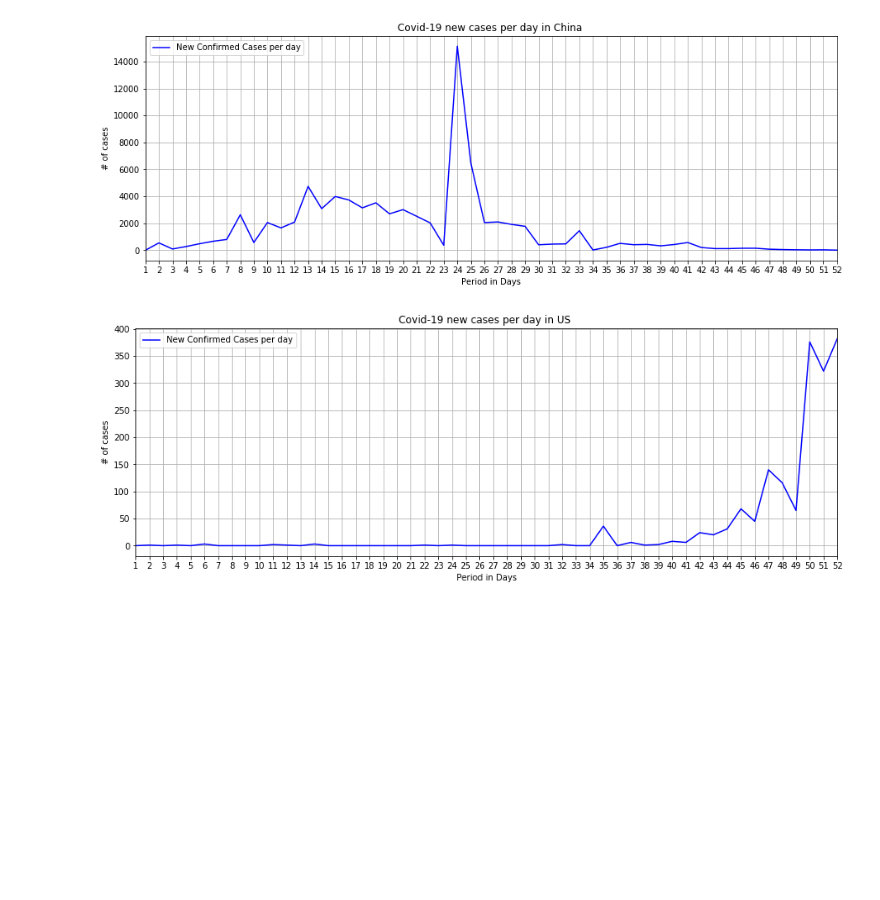
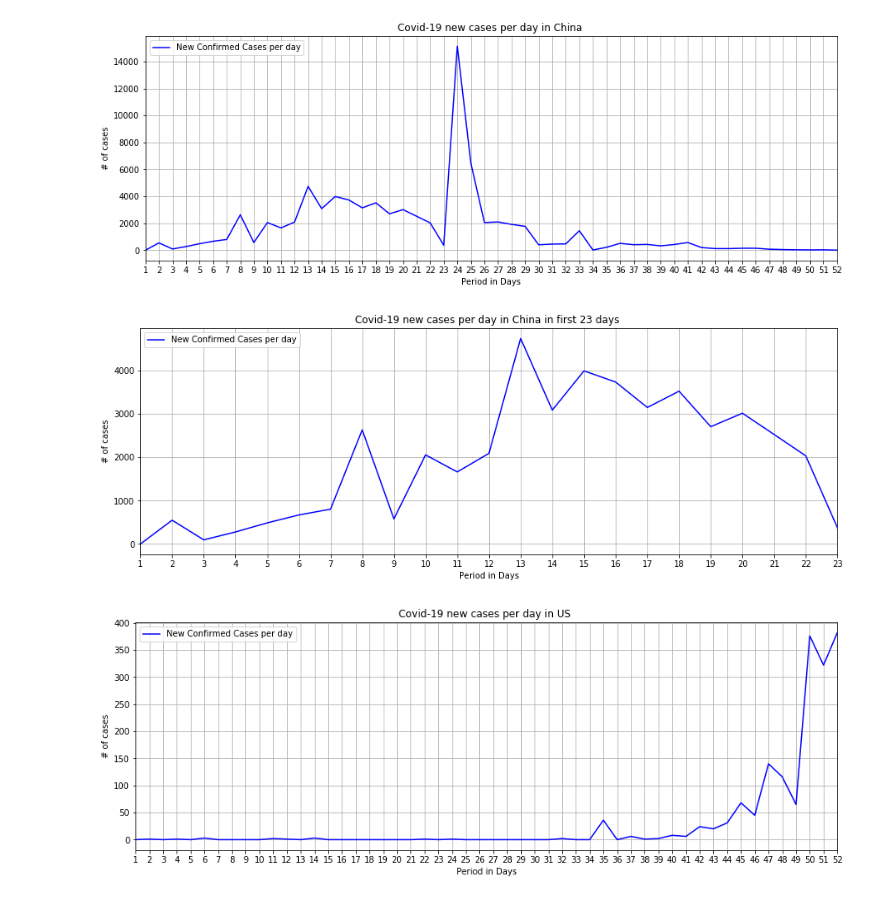
Before and after one commit to davesiddharth/Covid-19-US-Canada-Case-Prediction, a Jupyter notebook: COVID-19_dataset/Data_cleaning_China_US_Canada.ipynb, the cells around one changed output. Saved outputs shown, nothing was run; the diff lists cells and outputs as text; code cells hidden in the pictures; blank space fills up the shorter version.

```diff
--- a/COVID-19_dataset/Data_cleaning_China_US_Canada.ipynb
+++ b/COVID-19_dataset/Data_cleaning_China_US_Canada.ipynb
@@ -475,6 +475,44 @@ plt.xticks(tick_locations_china)
 plt.show()
 # %% [output]
 [figure]
+# %%
+day_china = np.arange(1, 23)
+new_cases_perday_china = [0]
+diff_confirmed_cases_china = china_df.loc[0,"#Cummulative Confirmed Cases"]
+
+
+for new_cases in day_china:
+
+    new_cases_perday_china.append(diff_confirmed_cases_china)
+    diff_confirmed_cases_china = china_df.loc[new_cases,"#Cummulative Confirmed Cases"] - china_df.loc[new_cases-1,"#Cummulative Confirmed Cases"]
+
+#len(new_cases_perday_china)
+
+model_china_df=pd.DataFrame({"Dates":china_df.iloc[0:23,0].index.tolist(),
+                             "New cases per day":new_cases_perday_china
+                            })
+#model_china_df
+
+plt.figure(figsize=(15,5))
+x_axis = np.arange(1, len(model_china_df)+1)
+tick_locations_china = []
+for x in x_axis:
+    tick_locations_china.append(x)
+
+plt.title("Covid-19 new cases per day in China in first 23 days ")
+plt.xlabel("Period in Days")
+plt.ylabel("# of cases")
+plt.grid()
+plt.xlim(1,23)
+
+model_cases_perday_china, = plt.plot(x_axis, model_china_df.loc[:,'New cases per day'], color="blue", label="New Confirmed Cases per day")
+
+plt.legend(handles=[model_cases_perday_china], loc="upper left")
+plt.xticks(tick_locations_china)
+
+plt.show()
+# %% [output]
+[figure, added]
 # %%
 day_US = np.arange(1, len(US_df))
 new_cases_perday_US = [0]
```
Also changed, not shown: parts of 41 cells of this notebook.
